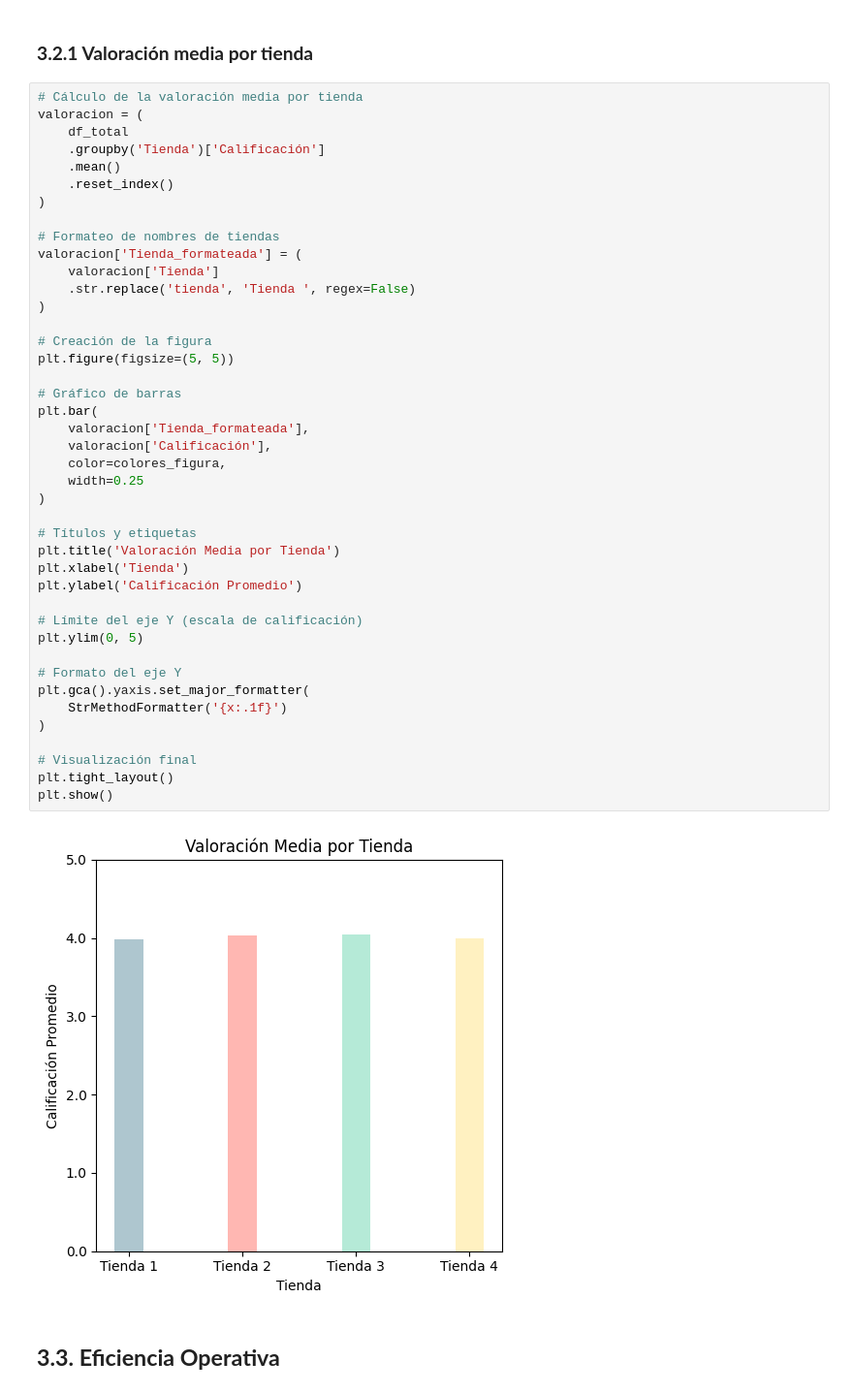
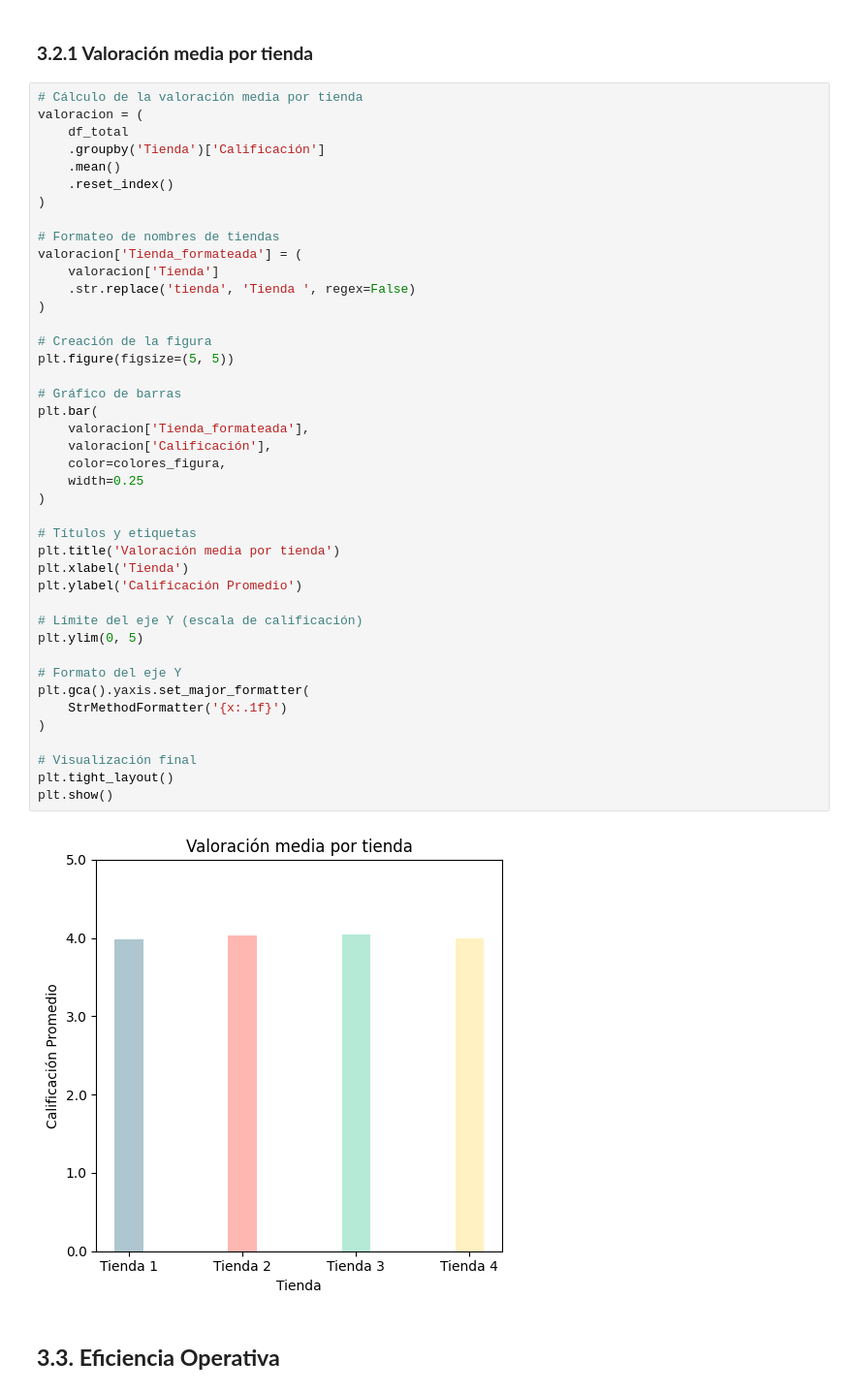
Before and after one commit to marcochc99/Challenge_AluraStore, a Jupyter notebook: Challenge_AluraStore.ipynb, the cells around one changed output. Shown at 97% size. Drawn from its saved outputs; the diff is of its cells as text.

```diff
--- a/Challenge_AluraStore.ipynb
+++ b/Challenge_AluraStore.ipynb
@@ -324,35 +324,35 @@ valoracion['Tienda_formateada'] = (
     .str.replace('tienda', 'Tienda ', regex=False)
 )
 
 # Creación de la figura
 plt.figure(figsize=(5, 5))
 
 # Gráfico de barras
 plt.bar(
     valoracion['Tienda_formateada'],
     valoracion['Calificación'],
     color=colores_figura,
     width=0.25
 )
 
 # Títulos y etiquetas
-plt.title('Valoración Media por Tienda')
+plt.title('Valoración media por tienda')
 plt.xlabel('Tienda')
 plt.ylabel('Calificación Promedio')
 
 # Límite del eje Y (escala de calificación)
 plt.ylim(0, 5)
 
 # Formato del eje Y
 plt.gca().yaxis.set_major_formatter(
     StrMethodFormatter('{x:.1f}')
 )
 
 # Visualización final
 plt.tight_layout()
 plt.show()
 # %% [output]
-[figure, old version]
+[figure, new version]
 # %% [markdown]
 ## **3.3. Eficiencia Operativa**
 # %% [markdown]
```
Also changed, not shown: parts of 2 cells of this notebook, 5 other files.
